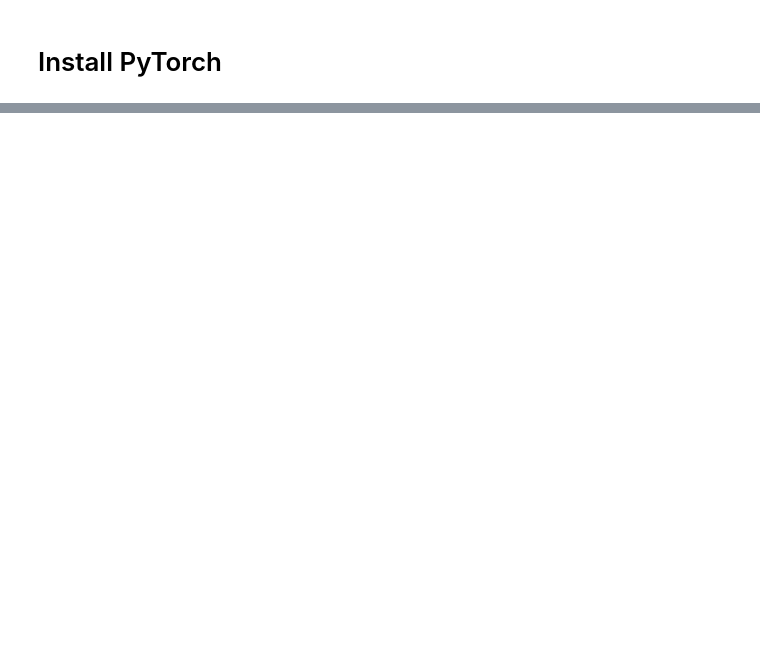
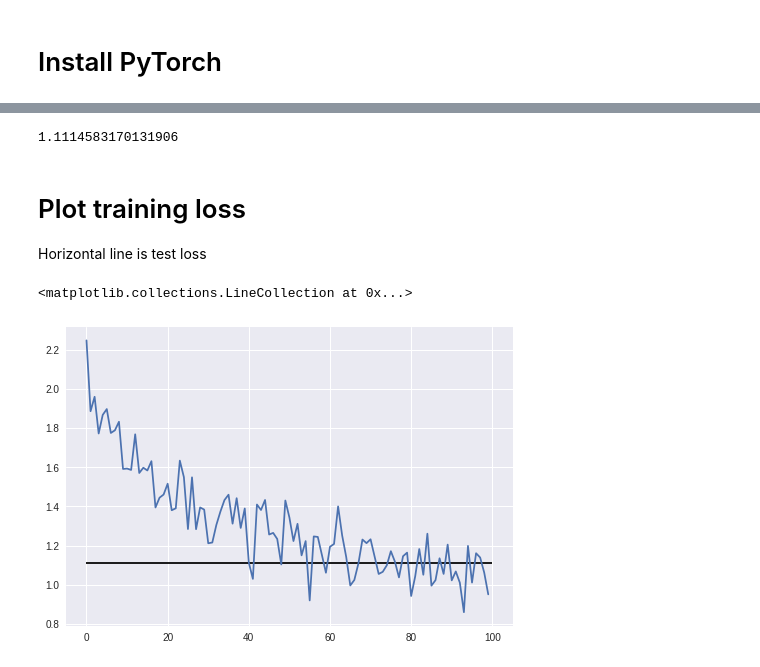
Before and after one commit to nathanaelsee/diffplasticity-RNN, a Jupyter notebook: diffplastRNN.ipynb, the cells around one changed output, grey strips where cells are left out. Saved outputs shown, nothing was run; the diff lists cells and outputs as text; code cells hidden in the pictures; blank space fills up the shorter version.

Commit message:
Working model

```diff
--- a/diffplastRNN.ipynb
+++ b/diffplastRNN.ipynb
@@ -220,0 +285,15 @@ torch.save(net.state_dict(), 'fnn_model.pkl')
+# %%
+import time
+import math
+
+def categoryFromOutput(output):
+    top_n, top_i = output.data.topk(1) # Tensor out of Variable with .data
+    category_i = top_i[0][0]
+    return all_categories[category_i], category_i
+
+def timeSince(since):
+    now = time.time()
+    s = now - since
+    m = math.floor(s / 60)
+    s -= m * 60
+    return '%dm %ds' % (m, s)
@@ -220,0 +341,30 @@ torch.save(net.state_dict(), 'fnn_model.pkl')
+# %%
+# Test
+start = time.time()
+
+n_iters = n_test
+total_test_loss = 0
+
+for iter in range(0, n_iters):
+    category, line, category_tensor, line_tensor = getTestExample(iter)
+    output, loss = test(category_tensor, line_tensor)
+    total_test_loss += loss
+
+test_loss = total_test_loss / n_test
+print("Test loss:", test_loss)
+# %% [output]
+1.1114583170131906
+# %% [markdown]
+# Plot training loss
+Horizontal line is test loss
+# %%
+import matplotlib.pyplot as plt
+
+plt.figure()
+plt.plot(training_losses)
+plt.hlines(test_loss, 0, 100)
+
+#torch.save(net.state_dict(), 'model.pkl')
+# %% [output]
+<matplotlib.collections.LineCollection at 0x...>
+[figure, added]
```
Also changed, not shown: parts of 31 cells of this notebook.
